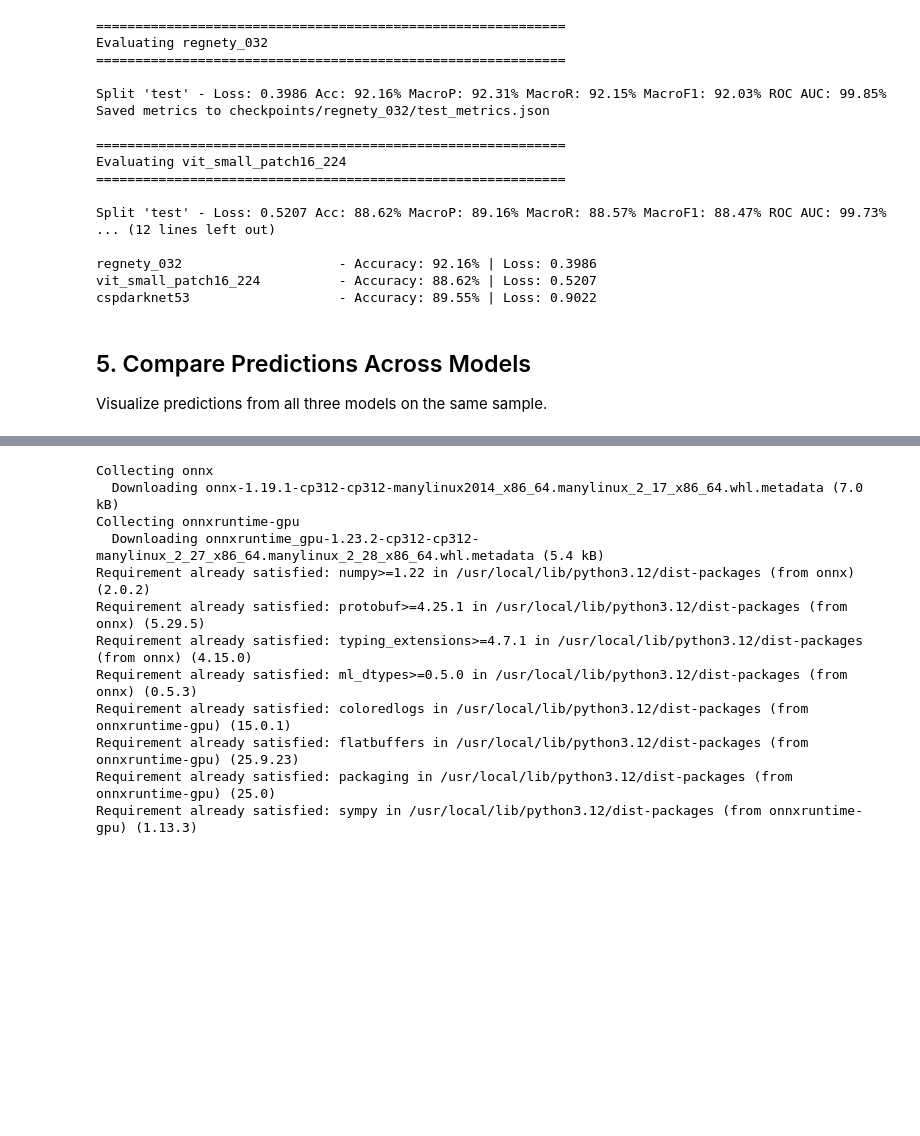
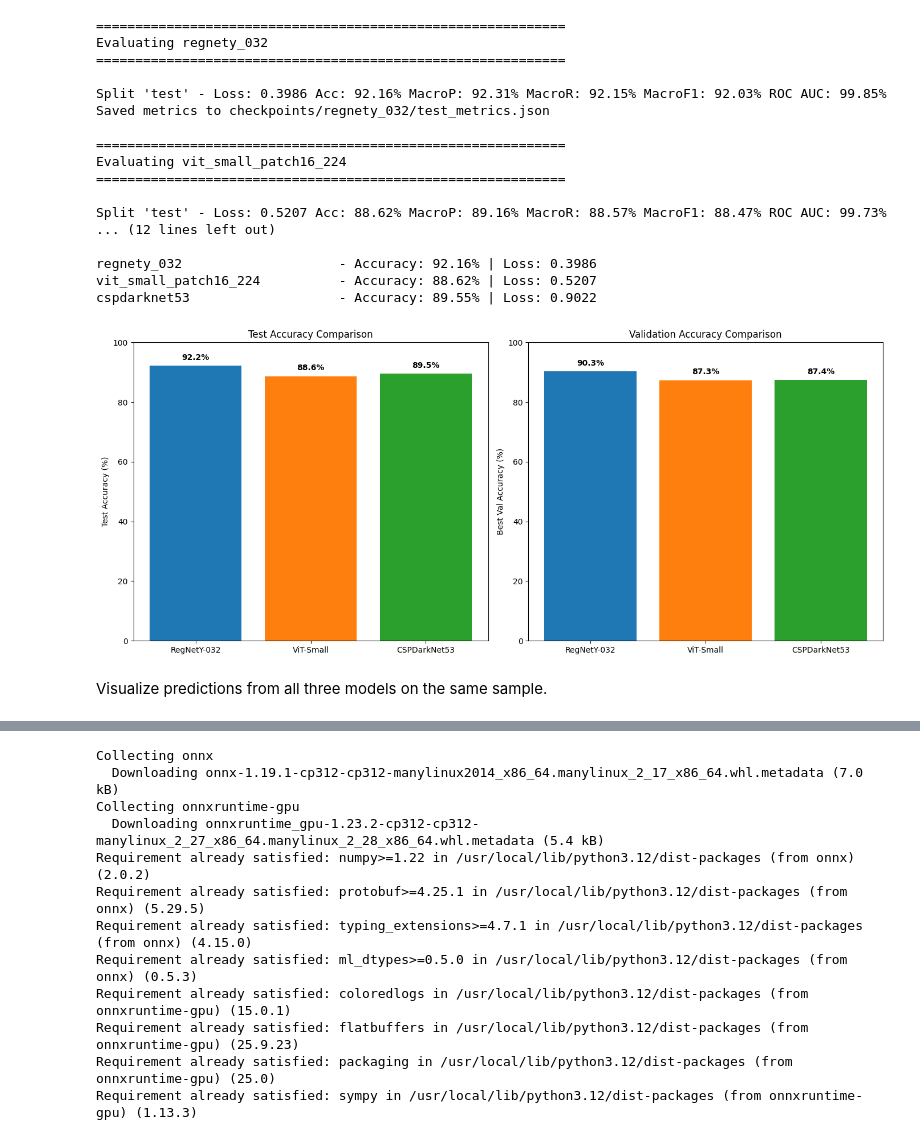
Before and after one commit to HenryNVP/image-classification, a Jupyter notebook: notebooks/image_classification.ipynb, the cells around one changed output, grey strips where cells are left out. Saved outputs shown, nothing was run; the diff lists cells and outputs as text; code cells hidden in the pictures; blank space fills up the shorter version.

```diff
--- a/notebooks/image_classification.ipynb
+++ b/notebooks/image_classification.ipynb
@@ -137,7 +218,54 @@ Split 'test' - Loss: 0.5207 Acc: 88.62% MacroP: 89.16% MacroR: 88.57% MacroF1: 8
 regnety_032                    - Accuracy: 92.16% | Loss: 0.3986
 vit_small_patch16_224          - Accuracy: 88.62% | Loss: 0.5207
 cspdarknet53                   - Accuracy: 89.55% | Loss: 0.9022
+# %%
+fig, axes = plt.subplots(1, 2, figsize=(14, 6))  # 1 row, 2 columns
+
+# Collect metrics
+model_labels = []
+test_accs, val_accs = [], []
+
+for model_name, label in model_configs:
+    model_labels.append(label)
+
+    # Test accuracy
+    test_metrics_path = Path(f'checkpoints/{model_name}/test_metrics.json')
+    if test_metrics_path.exists():
+        with open(test_metrics_path) as f:
+            test_accs.append(json.load(f)['accuracy'] * 100)
+    else:
+        test_accs.append(0)
+
+    # Validation accuracy (best)
+    history_path = Path(f'checkpoints/{model_name}/history.json')
+    if history_path.exists():
+        with open(history_path) as f:
+            history = json.load(f)
+            val_accs.append(max(e['val_acc'] for e in history) * 100)
+    else:
+        val_accs.append(0)
+
+# 1. Test Accuracy
+axes[0].bar(model_labels, test_accs, color=colors)
+axes[0].set_ylabel('Test Accuracy (%)')
+axes[0].set_title('Test Accuracy Comparison')
+axes[0].set_ylim([0, 100])
+for i, v in enumerate(test_accs):
+    axes[0].text(i, v + 2, f'{v:.1f}%', ha='center', fontweight='bold')
+
+# 2. Best Validation Accuracy
+axes[1].bar(model_labels, val_accs, color=colors)
+axes[1].set_ylabel('Best Val Accuracy (%)')
+axes[1].set_title('Validation Accuracy Comparison')
+axes[1].set_ylim([0, 100])
+for i, v in enumerate(val_accs):
+    axes[1].text(i, v + 2, f'{v:.1f}%', ha='center', fontweight='bold')
+
+plt.tight_layout()
+plt.savefig('model_accuracy_comparison.png', dpi=300, bbox_inches='tight')
+plt.show()
+# %% [output]
+[figure, added]
 # %% [markdown]
-## 5. Compare Predictions Across Models
 Visualize predictions from all three models on the same sample.
 # %%
```
Also changed, not shown: parts of 5 cells of this notebook.
